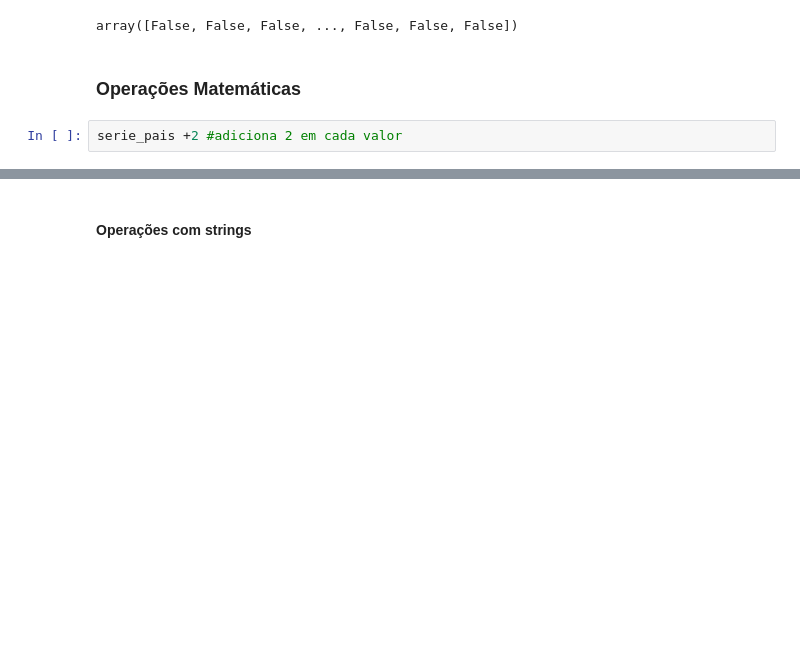
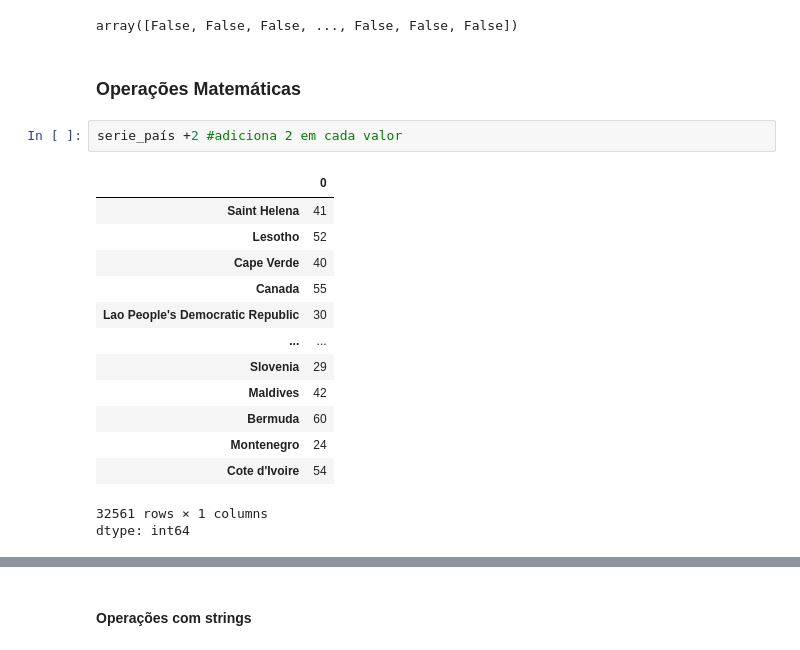
Before and after one commit to DanRelief/DanRelief, a Jupyter notebook: Pandas.ipynb, the cells around one changed output, grey strips where cells are left out. Saved outputs shown, nothing was run; the diff lists cells and outputs as text; blank space fills up the shorter version.

```diff
--- a/Pandas.ipynb
+++ b/Pandas.ipynb
@@ -701,6 +701,21 @@ array([False, False, False, ..., False, False, False])
 # %% [markdown]
 ### Operações Matemáticas
 # %%
-serie_pais +2 #adiciona 2 em cada valor
+serie_país +2 #adiciona 2 em cada valor
+# %% [output]
+|  | 0 |
+| Saint Helena | 41 |
+| Lesotho | 52 |
+| Cape Verde | 40 |
+| Canada | 55 |
+| Lao People's Democratic Republic | 30 |
+| ... | ... |
+| Slovenia | 29 |
+| Maldives | 42 |
+| Bermuda | 60 |
+| Montenegro | 24 |
+| Cote d'Ivoire | 54 |
+32561 rows × 1 columns
+dtype: int64
 # %%
 serie_país.mul(2) #multiplica por 2
```
Also changed, not shown: parts of 42 cells of this notebook.
